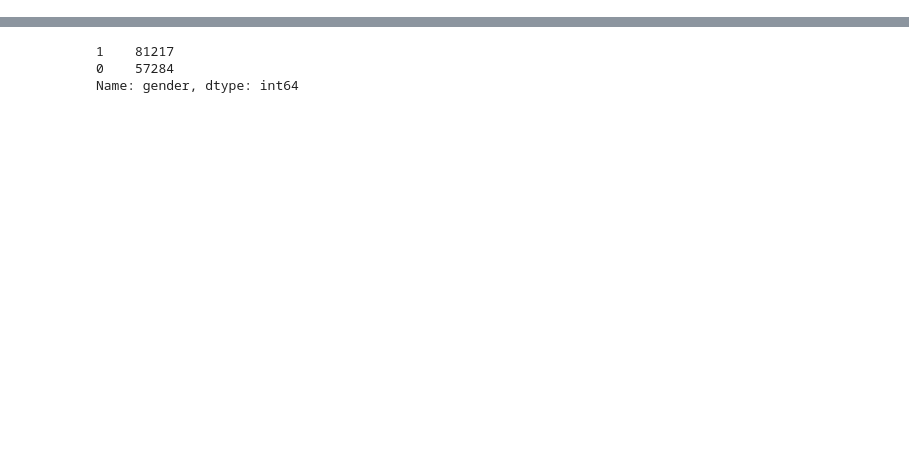
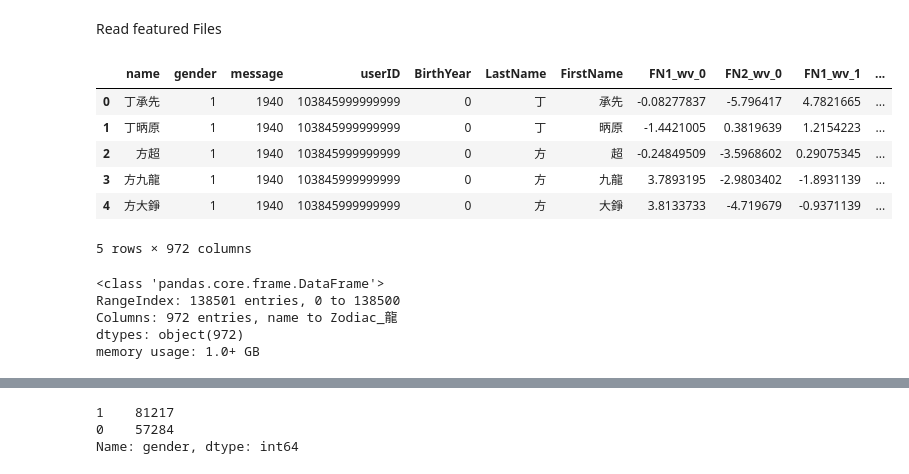
Before and after one commit to ChingYenHsiao/Behind_Names, a Jupyter notebook: Taiwan_Name_Experiment/TaiwaneseNameClassifier -feature experiment for gender 2021.ipynb, the cells around one changed output, grey strips where cells are left out. Drawn from its saved outputs; the diff is of its cells as text; code cells hidden in the pictures; blank space fills up the shorter version.

```diff
--- a/Taiwan_Name_Experiment/TaiwaneseNameClassifier -feature experiment for gender 2021.ipynb
+++ b/Taiwan_Name_Experiment/TaiwaneseNameClassifier -feature experiment for gender 2021.ipynb
@@ -616,0 +49,2 @@ sampled_df['mgender'] = sampled_df.apply(lambda row: add_most_gender(row),axis=1
+# %% [markdown]
+Read featured Files
@@ -616,0 +54,16 @@ sampled_df['mgender'] = sampled_df.apply(lambda row: add_most_gender(row),axis=1
+# %%
+display(name_df.head())
+name_df.info()
+# %% [output]
+|  | name | gender | message | userID | BirthYear | LastName | FirstName | FN1_wv_0 | FN2_wv_0 | FN1_wv_1 | ... |
+| 0 | 丁承先 | 1 | 1940 | 103845999999999 | 0 | 丁 | 承先 | -0.08277837 | -5.796417 | 4.7821665 | ... |
+| 1 | 丁昞原 | 1 | 1940 | 103845999999999 | 0 | 丁 | 昞原 | -1.4421005 | 0.3819639 | 1.2154223 | ... |
+| 2 | 方超 | 1 | 1940 | 103845999999999 | 0 | 方 | 超 | -0.24849509 | -3.5968602 | 0.29075345 | ... |
+| 3 | 方九龍 | 1 | 1940 | 103845999999999 | 0 | 方 | 九龍 | 3.7893195 | -2.9803402 | -1.8931139 | ... |
+| 4 | 方大錚 | 1 | 1940 | 103845999999999 | 0 | 方 | 大錚 | 3.8133733 | -4.719679 | -0.9371139 | ... |
+5 rows × 972 columns
+<class 'pandas.core.frame.DataFrame'>
+RangeIndex: 138501 entries, 0 to 138500
+Columns: 972 entries, name to Zodiac_龍
+dtypes: object(972)
+memory usage: 1.0+ GB
```
Also changed, not shown: parts of 81 cells of this notebook, 2 other files.
